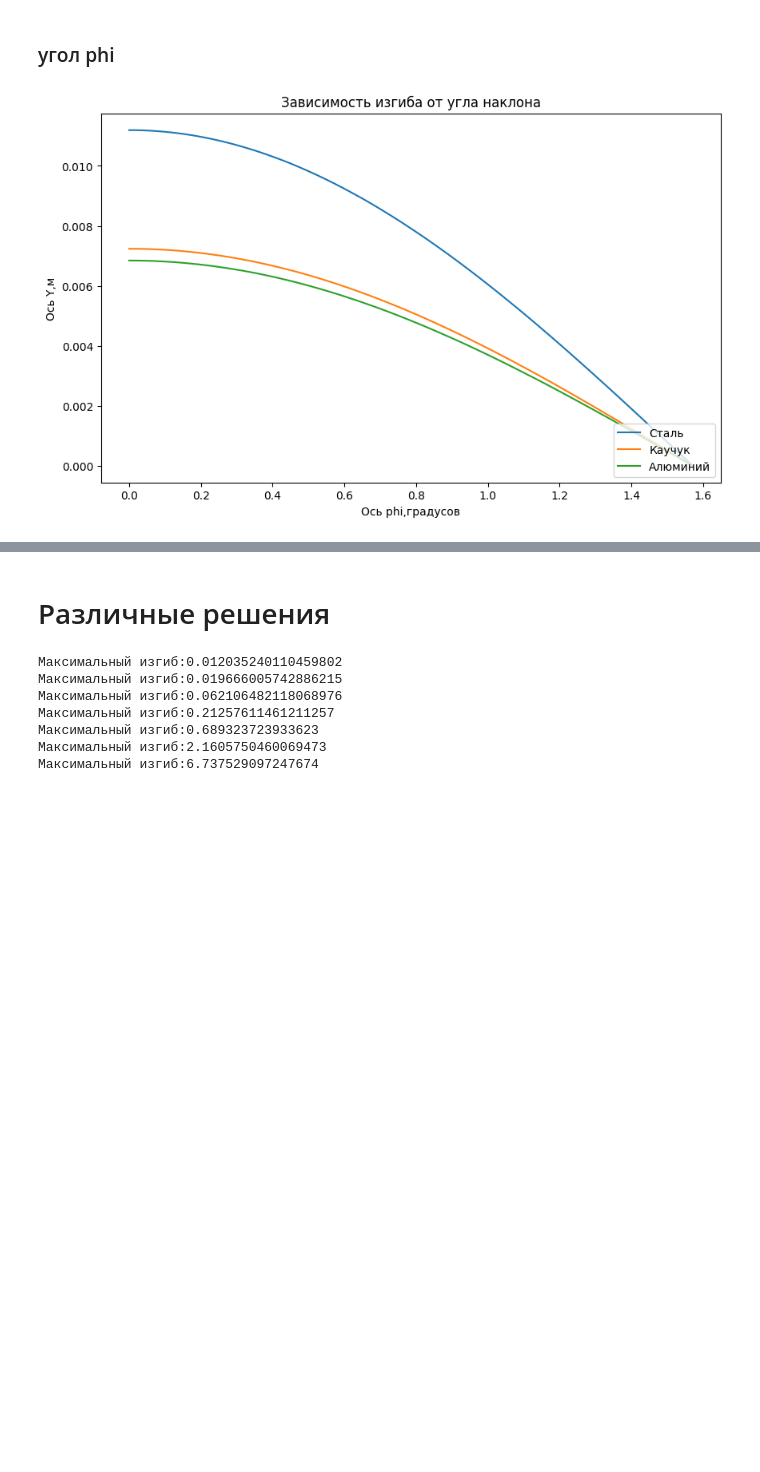
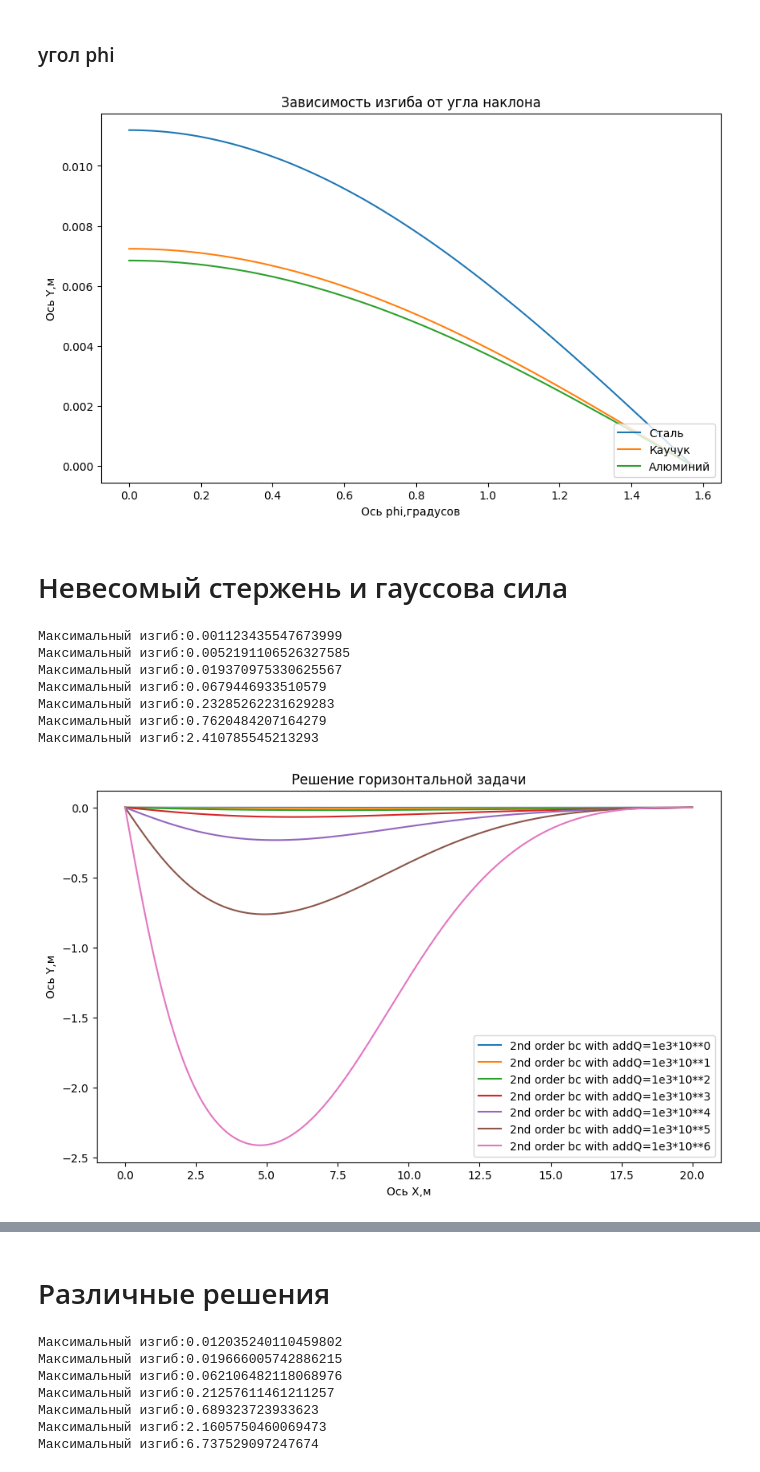
Before and after one commit to SpaceZeroed/Direc_Pipe, a Jupyter notebook: New_Direct_pipe.ipynb, the cells around one changed output, grey strips where cells are left out. Saved outputs shown, nothing was run; the diff lists cells and outputs as text; code cells hidden in the pictures; blank space fills up the shorter version.

```diff
--- a/New_Direct_pipe.ipynb
+++ b/New_Direct_pipe.ipynb
@@ -127,7 +127,7 @@ class TubeSolver(Tube):
   # для добавления кейсов надо править dict_id_dimensions, fun_maker, bc_maker
   dict_id_dimensions = {1:4,2:4}
   bc_id_dimensions = {0:2,1:4,2:4,3:4,4:4,5:4}
-  def __init__(self,l=20,R=0.5,material_num=1,thickness=0.01,N=1e5,phi=0,task_id=1,bc_id=1,totalNodes=1000,addQGauss_params=[],addQ_params=[]):
+  def __init__(self,l=20,R=0.5,material_num=1,thickness=0.01,N=1e5,phi=0,task_id=1,bc_id=1,totalNodes=1000,addQGauss_params=[],addQ_params=[],Q_on=True):
     super().__init__(l=l,R=R,material_num=material_num,thickness=thickness,N=N,phi=phi)
     if task_id in self.dict_id_dimensions.keys():
       self.__task_id = task_id
@@ -152,6 +152,11 @@ class TubeSolver(Tube):
       print('addQ_params didnt set correct .Made it zero')
     else:
       self.__addQ_params = addQ_params
+    if type(Q_on) is not bool:
+      self.__Q_on = True
+      print('Q_on didnt set correct. Made it True')
+    else:
+      self.__Q_on = Q_on
   def fun_maker(self):
     dict_fun = {1: lambda x,w : np.vstack((w[1],w[2],w[3], (-self.q(x) - self.k(x) * w[0] - self.N * w[2] ) / ( self.E * self.Jx))),
     2: lambda x,w : np.vstack((w[1],w[2],w[3], (-self.q(x)*np.cos(self.phi)- self.k(x) * w[0] - (self.N+self.q(x)*np.sin(self.phi)) * w[2] ) / ( self.E * self.Jx)))}
@@ -221,7 +226,8 @@ class TubeSolver(Tube):
         addQ_array.append(array)
       addQ_array = np.array(addQ_array)
       temp2 += sum(addQ_array)
-    return self.m * 9.8 / self.l + temp1 + temp2 #погонный вес трубы
+    Q = self.m * 9.8 / self.l if self.Q_on else 0
+    return Q + temp1 + temp2 #погонный вес трубы
 
   def k(self,x):
     return 40 * 10**6 * 2 * np.sqrt(self.q(x) * (1 - 0.09) * self.R / np.pi / self.E_soil)
@@ -245,6 +251,16 @@ class TubeSolver(Tube):
       print('addQGauss_params didnt set.Made it zero')
     else:
       self.__addQGauss_params = params
+  @property
+  def Q_on(self):
+    return self.__Q_on
+  @Q_on.setter
+  def Q_on(self,On):
+    if type(On) is not bool:
+      self.__Q_on = True
+      print('Q_on didnt set correct. Made it True')
+    else:
+      self.__Q_on = On
   def max_deflection(self):
     y_measles_plot = self.solution.sol(self.solution.x)
     ans = round(max(abs(y_measles_plot[0])),6)
@@ -420,3 +436,22 @@ plt.legend(loc='lower right')
 plt.show()
 # %% [output]
 [figure]
+# %% [markdown]
+# Невесомый стержень и гауссова сила
+# %%
+addQ = addQdict_maker(X0=[5],Sigma=[3],Plist=[1e3])
+T1 = TubeSolver(l=20,addQ_params=[],addQGauss_params=addQ,Q_on = False)
+set_plot(xlabel='Ось X,м',ylabel='Ось Y,м',title='Решение горизонтальной задачи')
+for i in range(7):
+  T1.addQGauss_params = addQdict_maker(X0=[5],Sigma=[3],Plist=[1e3*10**i])
+  Plotting(T1.solution,f'2nd order bc with addQ=1e3*10**{i}')
+plt.show()
+# %% [output]
+Максимальный изгиб:0.001123435547673999
+Максимальный изгиб:0.0052191106526327585
+Максимальный изгиб:0.019370975330625567
+Максимальный изгиб:0.0679446933510579
+Максимальный изгиб:0.23285262231629283
+Максимальный изгиб:0.7620484207164279
+Максимальный изгиб:2.410785545213293
+[figure, added]
```
Also changed, not shown: parts of 1 cell of this notebook.
